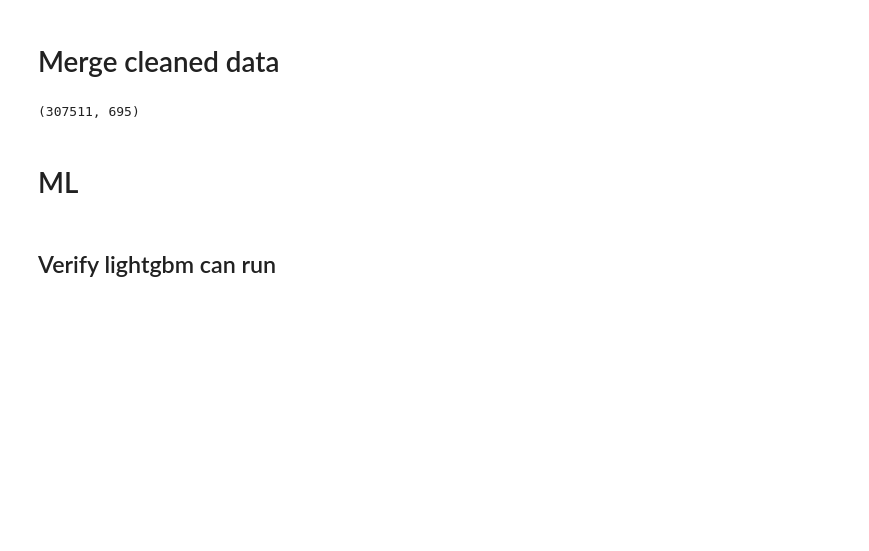
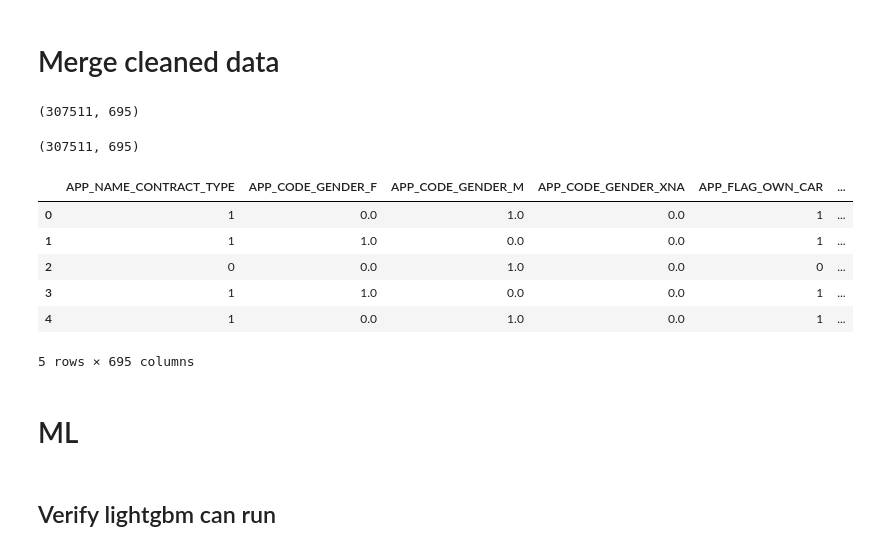
Before and after one commit to kaiwenShen/credit_default_prediction_kaggle, a Jupyter notebook: data_EDA.ipynb, the cells around one changed output. Drawn from its saved outputs; the diff is of its cells as text; code cells hidden in the pictures; blank space fills up the shorter version.

```diff
--- a/data_EDA.ipynb
+++ b/data_EDA.ipynb
@@ -733,3 +733,19 @@ full_data.to_csv('./src/full_data.csv')
+# %%
+read_in_cleaned_data = pd.read_csv('./src/cleaned_data.csv')
+# %%
+read_in_cleaned_data.shape
+# %% [output]
+(307511, 695)
+# %%
+read_in_cleaned_data.head()
+# %% [output]
+|  | APP_NAME_CONTRACT_TYPE | APP_CODE_GENDER_F | APP_CODE_GENDER_M | APP_CODE_GENDER_XNA | APP_FLAG_OWN_CAR | ... |
+| 0 | 1 | 0.0 | 1.0 | 0.0 | 1 | ... |
+| 1 | 1 | 1.0 | 0.0 | 0.0 | 1 | ... |
+| 2 | 0 | 0.0 | 1.0 | 0.0 | 0 | ... |
+| 3 | 1 | 1.0 | 0.0 | 0.0 | 1 | ... |
+| 4 | 1 | 0.0 | 1.0 | 0.0 | 1 | ... |
+5 rows × 695 columns
 # %% [markdown]
 # ML
 # %% [markdown]
```
Also changed, not shown: parts of 8 cells of this notebook.
